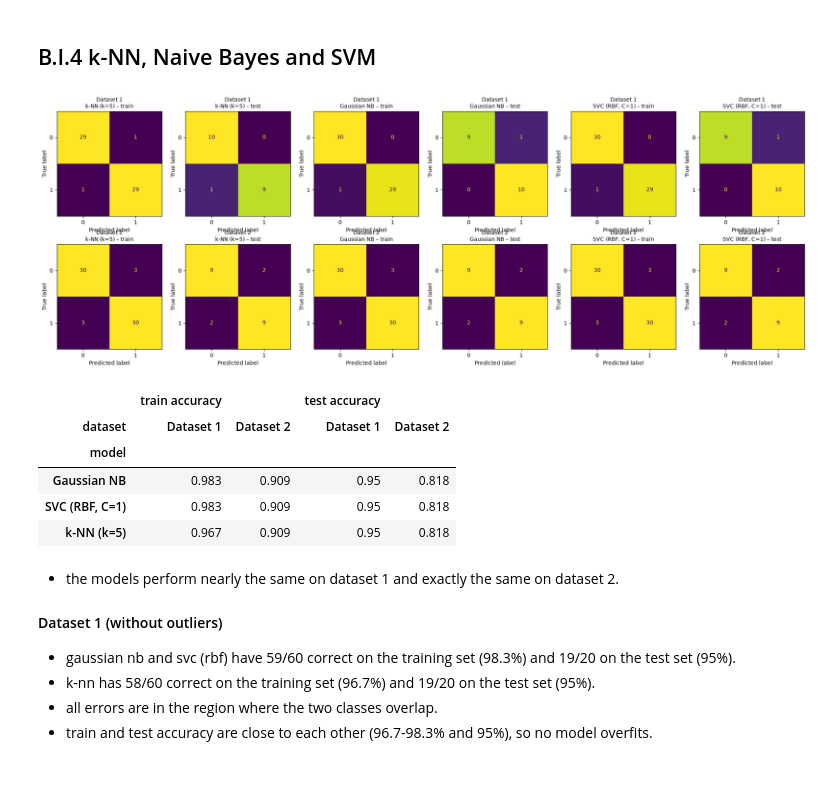
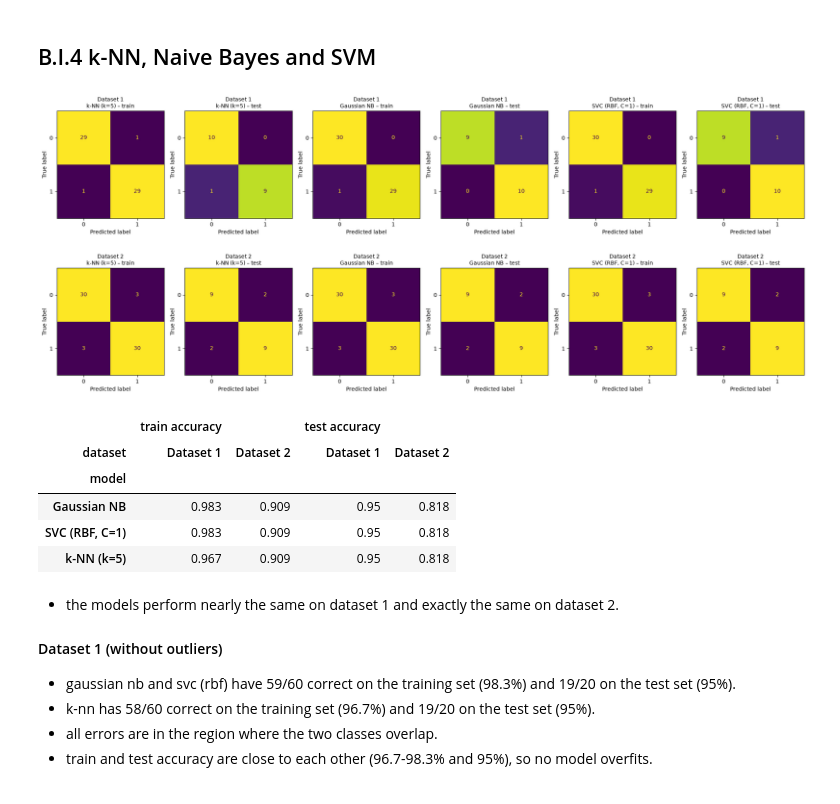
Before and after one commit to ImanCherifi/ml-assignment-1, a Jupyter notebook: task_B.ipynb, the cells around one changed output. Drawn from its saved outputs; the diff is of its cells as text; code cells hidden in the pictures.

```diff
--- a/task_B.ipynb
+++ b/task_B.ipynb
@@ -139,33 +139,33 @@ Dataset 2 outliers: 4 in train, 4 in test
 # %%
 base_models = {
     "k-NN (k=5)": make_pipeline(StandardScaler(), KNeighborsClassifier(n_neighbors=5)),
     "Gaussian NB": GaussianNB(),
     "SVC (RBF, C=1)": make_pipeline(StandardScaler(), SVC(kernel="rbf", C=1.0)),
 }
 
 results = []
-fig, axes = plt.subplots(len(datasets), 2 * len(base_models), figsize=(20, 7))
-for i, (ds_name, (Xtr, Xte, ytr, yte)) in enumerate(datasets.items()):
+fig, axes = plt.subplots(len(datasets), 2 * len(base_models), figsize=(20, 8))
+for i, (dataset_name, (X_train, X_test, y_train, y_test)) in enumerate(datasets.items()):
     for j, (m_name, model) in enumerate(base_models.items()):
-        model = clone(model).fit(Xtr, ytr)
-        pred_tr, pred_te = model.predict(Xtr), model.predict(Xte)
+        model = clone(model).fit(X_train, y_train)
+        pred_train, pred_test = model.predict(X_train), model.predict(X_test)
         results.append({
-            "dataset": ds_name,
+            "dataset": dataset_name,
             "model": m_name,
-            "train accuracy": accuracy_score(ytr, pred_tr),
-            "test accuracy": accuracy_score(yte, pred_te),
+            "train accuracy": accuracy_score(y_train, pred_train),
+            "test accuracy": accuracy_score(y_test, pred_test),
         })
-        for k, (split, y_true, y_pred) in enumerate([("train", ytr, pred_tr), ("test", yte, pred_te)]):
+        for k, (split, y_true, y_pred) in enumerate([("train", y_train, pred_train), ("test", y_test, pred_test)]):
             ax = axes[i, 2 * j + k]
             ConfusionMatrixDisplay(confusion_matrix(y_true, y_pred)).plot(ax=ax, colorbar=False)
-            ax.set_title(f"{ds_name}\n{m_name} – {split}", fontsize=10)
-plt.tight_layout()
+            ax.set_title(f"{dataset_name}\n{m_name} – {split}", fontsize=10)
+plt.tight_layout(h_pad=3)
 plt.show()
 
 results_df = pd.DataFrame(results)
 results_df.pivot(index="model", columns="dataset", values=["train accuracy", "test accuracy"]).round(3)
 # %% [output]
-[figure, old version]
+[figure, new version]
 |  | train accuracy |  | test accuracy |  |
 | dataset | Dataset 1 | Dataset 2 | Dataset 1 | Dataset 2 |
 | model |  |  |  |  |
```
Also changed, not shown: parts of 6 cells of this notebook.
